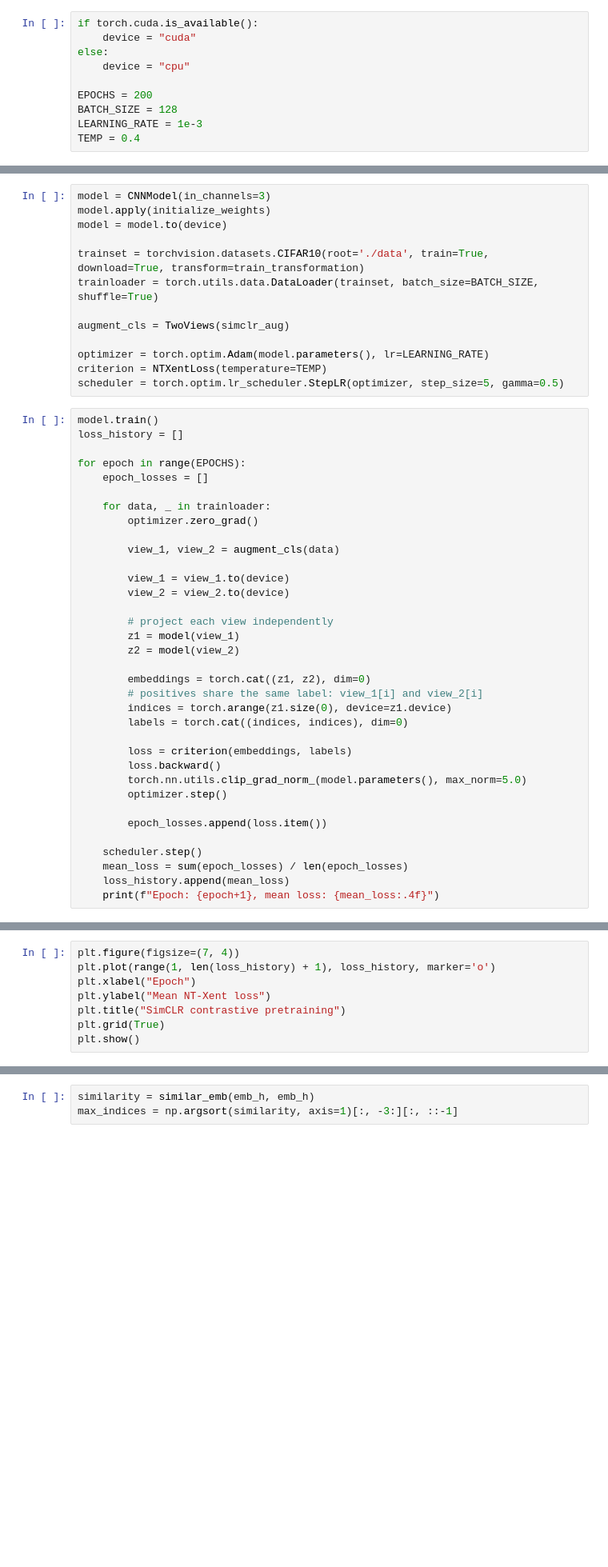
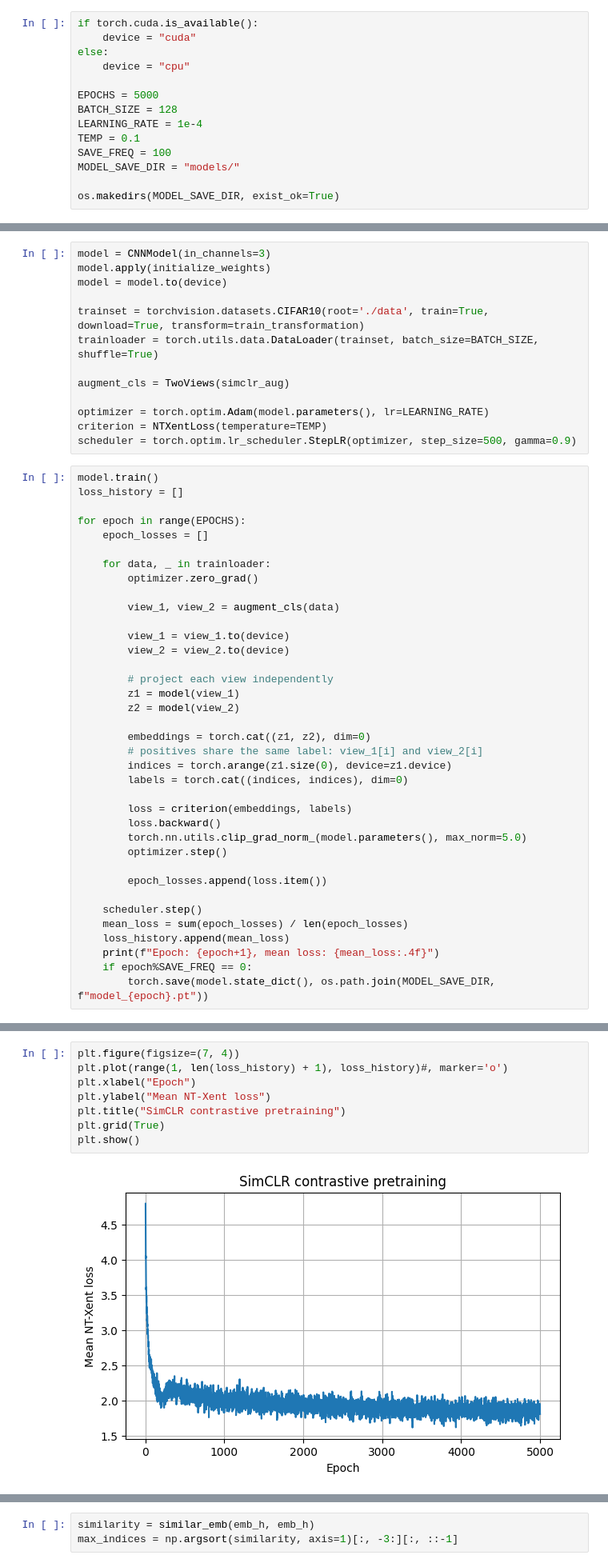
Before and after one commit to ramtinhamavar/AgenticAI, a Jupyter notebook: simCLR.ipynb, the cells around one changed output, grey strips where cells are left out. Shown at 80% size. Saved outputs shown, nothing was run; the diff lists cells and outputs as text; blank space fills up the shorter version.

```diff
--- a/simCLR.ipynb
+++ b/simCLR.ipynb
@@ -18,10 +23,14 @@ if torch.cuda.is_available():
 else:
     device = "cpu"
 
-EPOCHS = 200
+EPOCHS = 5000
 BATCH_SIZE = 128
-LEARNING_RATE = 1e-3
-TEMP = 0.4
+LEARNING_RATE = 1e-4
+TEMP = 0.1
+SAVE_FREQ = 100
+MODEL_SAVE_DIR = "models/"
+
+os.makedirs(MODEL_SAVE_DIR, exist_ok=True)
 # %%
 train_transformation = torchvision.transforms.Compose([
                                         torchvision.transforms.ToTensor()])
@@ -116,7 +125,7 @@ augment_cls = TwoViews(simclr_aug)
 
 optimizer = torch.optim.Adam(model.parameters(), lr=LEARNING_RATE)
 criterion = NTXentLoss(temperature=TEMP)
-scheduler = torch.optim.lr_scheduler.StepLR(optimizer, step_size=5, gamma=0.5)
+scheduler = torch.optim.lr_scheduler.StepLR(optimizer, step_size=500, gamma=0.9)
 # %%
 model.train()
 loss_history = []
@@ -152,4 +161,6 @@ for epoch in range(EPOCHS):
     mean_loss = sum(epoch_losses) / len(epoch_losses)
     loss_history.append(mean_loss)
     print(f"Epoch: {epoch+1}, mean loss: {mean_loss:.4f}")
+    if epoch%SAVE_FREQ == 0:
+        torch.save(model.state_dict(), os.path.join(MODEL_SAVE_DIR, f"model_{epoch}.pt"))
 # %% [output]
@@ -160,11 +184,13 @@ Epoch: 4, mean loss: 4.2608
 # %%
 plt.figure(figsize=(7, 4))
-plt.plot(range(1, len(loss_history) + 1), loss_history, marker='o')
+plt.plot(range(1, len(loss_history) + 1), loss_history)#, marker='o')
 plt.xlabel("Epoch")
 plt.ylabel("Mean NT-Xent loss")
 plt.title("SimCLR contrastive pretraining")
 plt.grid(True)
 plt.show()
+# %% [output]
+[figure, added]
 # %%
 def label_points(x, y, val, ax):
     a = pd.concat({"x":x, "y":y, "val":val}, axis=1)
```
Also changed, not shown: parts of 14 cells of this notebook.
